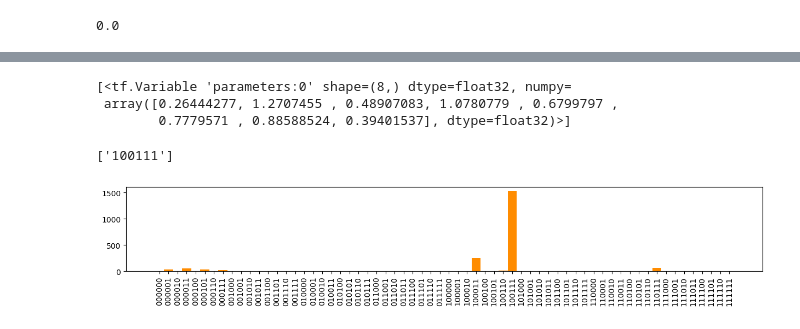
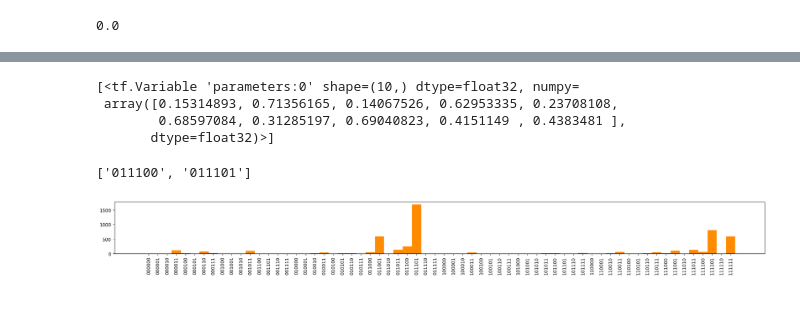
Before and after one commit to rafaeleb/kSAT, a Jupyter notebook: BM_qaoa.ipynb, the cells around one changed output, grey strips where cells are left out. Cells and saved outputs as stored; diff of their text form; code cells hidden in the pictures.

```diff
--- a/BM_qaoa.ipynb
+++ b/BM_qaoa.ipynb
@@ -25,6 +25,6 @@ from random import  uniform
 To enable them in other operations, rebuild TensorFlow with the appropriate compiler flags.
 # %%
-k = 3 #length of clauses
+k = 4 #length of clauses
 n_var = 6 #number of variables
 nqubits = n_var #number of qubits in the circuit
 all_vars = [i for i in range(-n_var,n_var+1)]
@@ -224,7 +225,7 @@ def mixing_circuit(circuit, qubits, par):
 # %%
 qaoa_circuit = cirq.Circuit()
 
-p = 4 #number of layers
+p = 5 #number of layers
 
 num_param = 2 * p
 parameters = symbols("q0:%d" % num_param)
@@ -374,22 +370,23 @@ Time consumed in sampling:  0.06809711456298828
 # %%
 params
 # %% [output]
-[<tf.Variable 'parameters:0' shape=(8,) dtype=float32, numpy=
- array([0.26444277, 1.2707455 , 0.48907083, 1.0780779 , 0.6799797 ,
-        0.7779571 , 0.88588524, 0.39401537], dtype=float32)>]
+[<tf.Variable 'parameters:0' shape=(10,) dtype=float32, numpy=
+ array([0.15314893, 0.71356165, 0.14067526, 0.62953335, 0.23708108,
+        0.68597084, 0.31285197, 0.69040823, 0.4151149 , 0.4383481 ],
+       dtype=float32)>]
 # %%
 valid_keys
 # %% [output]
-['100111']
+['011100', '011101']
 # %%
 xticks = range(0, 2**nqubits)
 xtick_labels = list(map(lambda x: format(x, "0"+str(nqubits)+"b"), xticks))
 bins = np.arange(0, 2**nqubits + 1) - 0.5
 
-plt.figure(figsize=(15,2))
+plt.figure(figsize=(25,2))
 plt.xticks(xticks, xtick_labels, rotation="vertical")
 plt.hist(data, bins=bins, color = "darkorange", lw=0)
 #plt.savefig('hist_custom_sat.pdf')
 plt.show()
 # %% [output]
-[figure, old version]
+[figure, new version]
```
Also changed, not shown: parts of 11 cells of this notebook, 2 other files.
